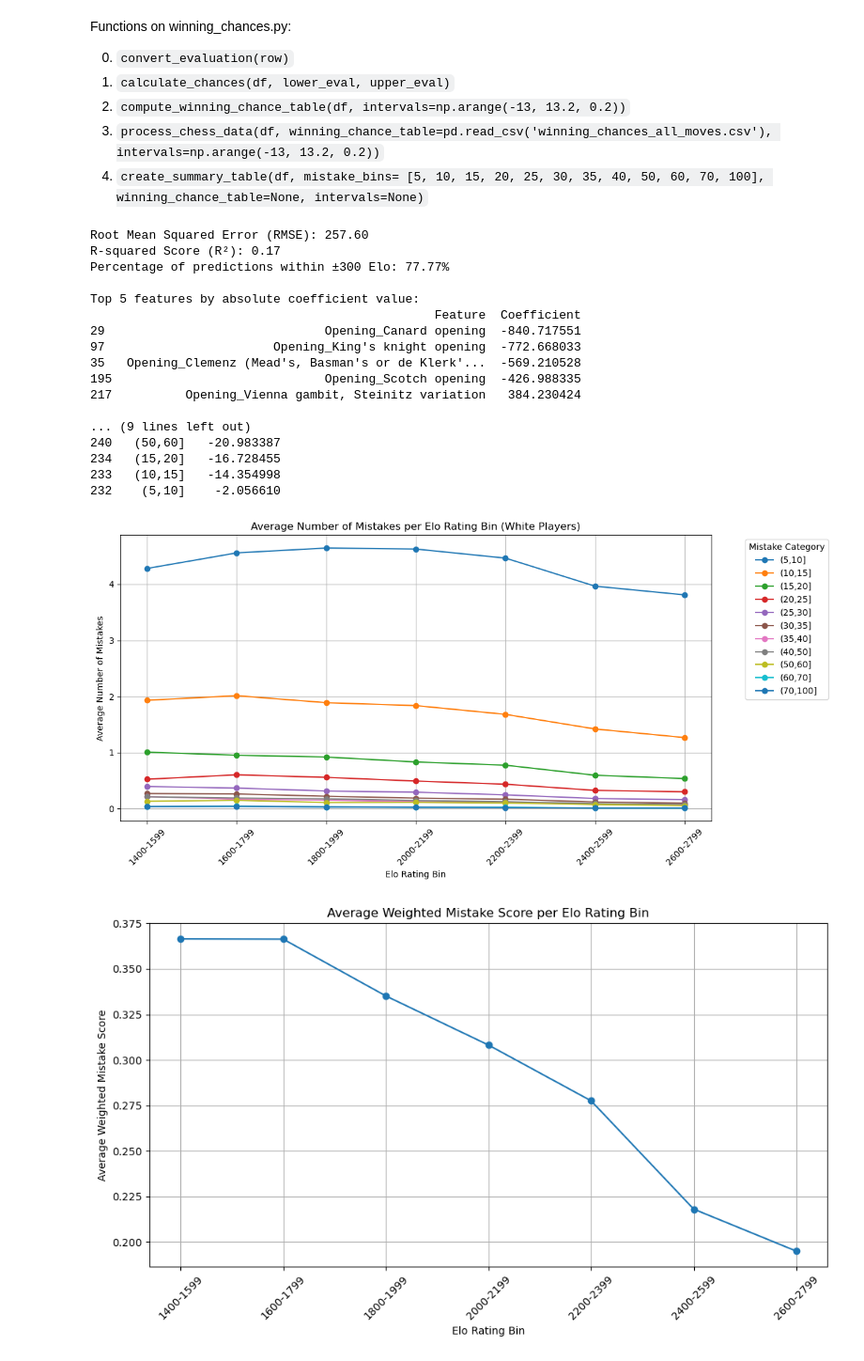
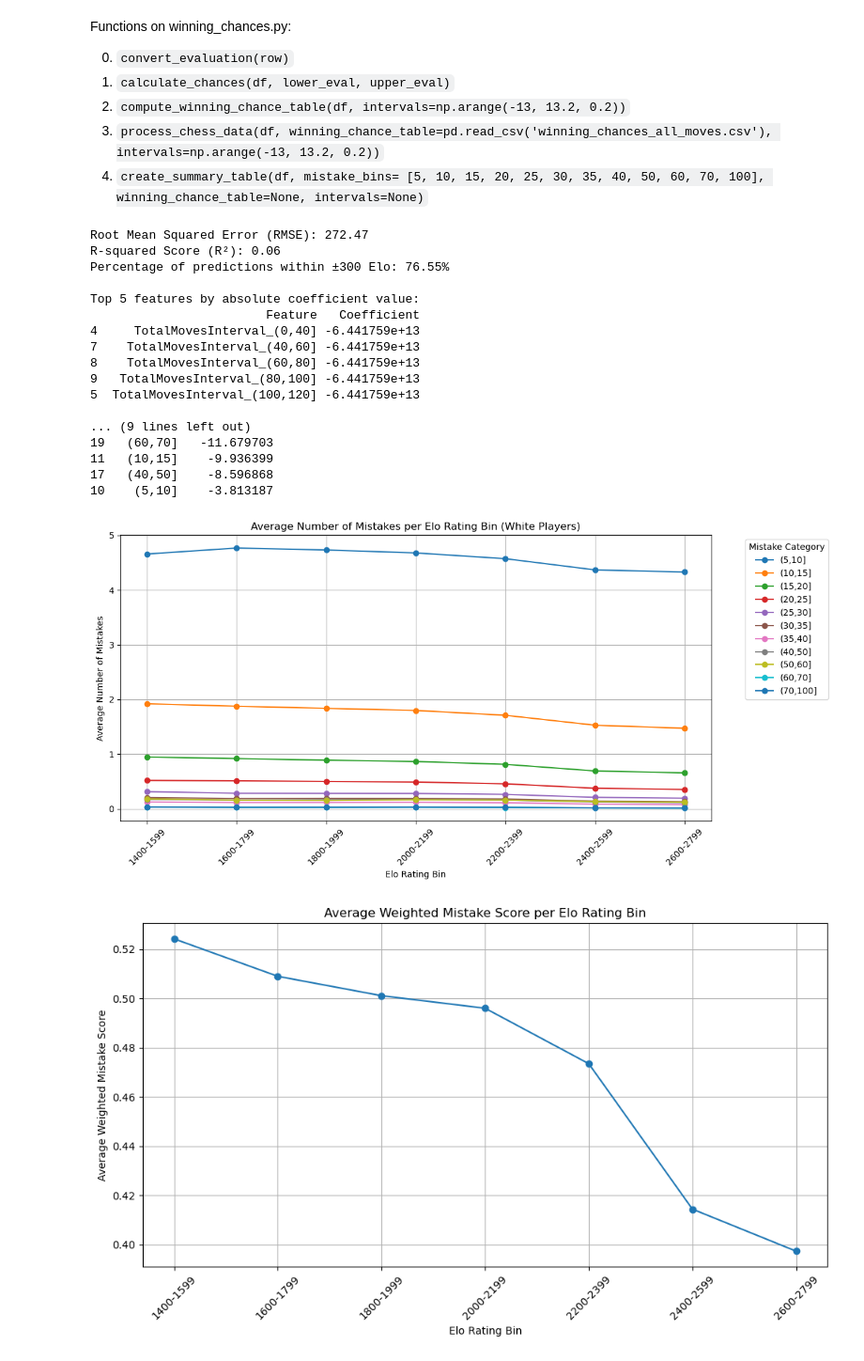
Before and after one commit to dosoe/Guess-The-Elo, a Jupyter notebook: data_analysis/Linear_Regression.ipynb, the cells around one changed output. Shown at 94% size. Saved outputs shown, nothing was run; the diff lists cells and outputs as text; code cells hidden in the pictures.

Commit message:
created big_summary_table.csv

```diff
--- a/data_analysis/Linear_Regression.ipynb
+++ b/data_analysis/Linear_Regression.ipynb
@@ -21,12 +21,13 @@ from sklearn.metrics import mean_squared_error, r2_score
 # %%
 mistake_bins = [5, 10, 15, 20, 25, 30, 35, 40, 50, 60, 70, 100]
 
-df=pd.read_csv("../huge_analyzed_games/combined_analyzed_games_20.csv")
-table=winning_chances.compute_winning_chance_table(df)
-summary_table=winning_chances.create_summary_table(df,mistake_bins=mistake_bins,winning_chance_table=table)
+#df=pd.read_csv("../huge_analyzed_games/combined_analyzed_games.csv")
+#table=winning_chances.compute_winning_chance_table(df)
+#table=pd.read_csv("winning_chances_all_moves.csv")
+#summary_table=winning_chances.create_summary_table(df,mistake_bins=mistake_bins,winning_chance_table=table)
 
-#table=pd.read_csv("winning_chances_all_moves.csv")
-#summary_table=pd.read_csv("../huge_analyzed_games/big_summary_table.csv")
+
+summary_table=pd.read_csv("big_summary_table.csv")
 # %%
 new_summary_table = summary_table[summary_table['Player'] == 'White'].copy()
 #new_summary_table=summary_table.copy()
@@ -36,7 +37,7 @@ new_summary_table = summary_table[summary_table['Player'] == 'White'].copy()
 start_index = new_summary_table.columns.get_loc('TotalMovesInterval') + 1
 mistake_labels = list(new_summary_table.columns[start_index:])
 
-categorical_features = ['Opening', 'Result', 'TotalMovesInterval']
+categorical_features = [ 'Opening', 'Result', 'TotalMovesInterval']
 #numerical_features=mistake_labels + ['WeightedMistakeScore']
 numerical_features=mistake_labels
 
@@ -151,23 +152,23 @@ mistake_coef_df = coef_df[coef_df['Feature'].isin(mistake_labels)]
 print("\nCoefficients for the mistake labels:")
 print(mistake_coef_df[['Feature', 'Coefficient']])
 # %% [output]
-Root Mean Squared Error (RMSE): 257.60
-R-squared Score (R²): 0.17
-Percentage of predictions within ±300 Elo: 77.77%
+Root Mean Squared Error (RMSE): 272.47
+R-squared Score (R²): 0.06
+Percentage of predictions within ±300 Elo: 76.55%
 
 Top 5 features by absolute coefficient value:
-                                               Feature  Coefficient
-29                              Opening_Canard opening  -840.717551
-97                       Opening_King's knight opening  -772.668033
-35   Opening_Clemenz (Mead's, Basman's or de Klerk'...  -569.210528
-195                             Opening_Scotch opening  -426.988335
-217          Opening_Vienna gambit, Steinitz variation   384.230424
+                        Feature   Coefficient
+4     TotalMovesInterval_(0,40] -6.441759e+13
+7    TotalMovesInterval_(40,60] -6.441759e+13
+8    TotalMovesInterval_(60,80] -6.441759e+13
+9   TotalMovesInterval_(80,100] -6.441759e+13
+5  TotalMovesInterval_(100,120] -6.441759e+13
 
 ... (9 lines left out)
-240   (50,60]   -20.983387
-234   (15,20]   -16.728455
-233   (10,15]   -14.354998
-232    (5,10]    -2.056610
+19   (60,70]   -11.679703
+11   (10,15]    -9.936399
+17   (40,50]    -8.596868
+10    (5,10]    -3.813187
 # %%
 # Step 1: Create a dictionary of mistake coefficients
 mistake_coefficients = mistake_coef_df.set_index('Feature')['Coefficient'].to_dict()
@@ -196,11 +197,12 @@ for i in range(len(elo_bins) - 1):
     elo_labels.append(label)
 
 # Assign Elo bins to the data
-new_summary_table['EloBin'] = pd.cut(
+new_summary_table.loc[:, 'EloBin'] = pd.cut(
     new_summary_table['Elo'],
     bins=elo_bins,
     labels=elo_labels,
-    right=False  # Left-inclusive intervals
+    right=True,
+    include_lowest=True
 )
 
 # Remove rows with missing 'EloBin' values
@@ -239,34 +241,33 @@ plt.show()
 # Step 3: Create Elo bins and labels
 elo_bins = [1400, 1600, 1800, 2000, 2200, 2400, 2600, 2800]
 elo_labels = []
 for i in range(len(elo_bins) - 1):
     lower = elo_bins[i]
     upper = elo_bins[i + 1] - 1  # Subtract 1 to make the upper limit inclusive
     label = f'{int(lower)}-{int(upper)}'
     elo_labels.append(label)
 # Assign Elo bins to the data
 new_summary_table['EloBin'] = pd.cut(
     new_summary_table['Elo'],
     bins=elo_bins,
     labels=elo_labels,
     right=False  # Left-inclusive intervals
 )
 
 # Compute average WeightedMistakeScore per Elo bin
-avg_mistake_per_elo_bin = new_summary_table.groupby('EloBin')['WeightedMistakeScore'].mean().reset_index()
-
+avg_mistake_per_elo_bin = new_summary_table.groupby('EloBin', observed=False)['WeightedMistakeScore'].mean().reset_index()
 
 
 # Plot the line graph connecting the averages
 plt.figure(figsize=(10, 6))
 plt.plot(avg_mistake_per_elo_bin['EloBin'], avg_mistake_per_elo_bin['WeightedMistakeScore'], marker='o')
 plt.title('Average Weighted Mistake Score per Elo Rating Bin')
 plt.xlabel('Elo Rating Bin')
 plt.ylabel('Average Weighted Mistake Score')
 plt.xticks(rotation=45)
 plt.grid(True)
 plt.tight_layout()
 plt.show()
 # %% [output]
-[figure, old version]
+[figure, new version]
-[figure, old version]
+[figure, new version]
```
Also changed, not shown: parts of 7 cells of this notebook.
